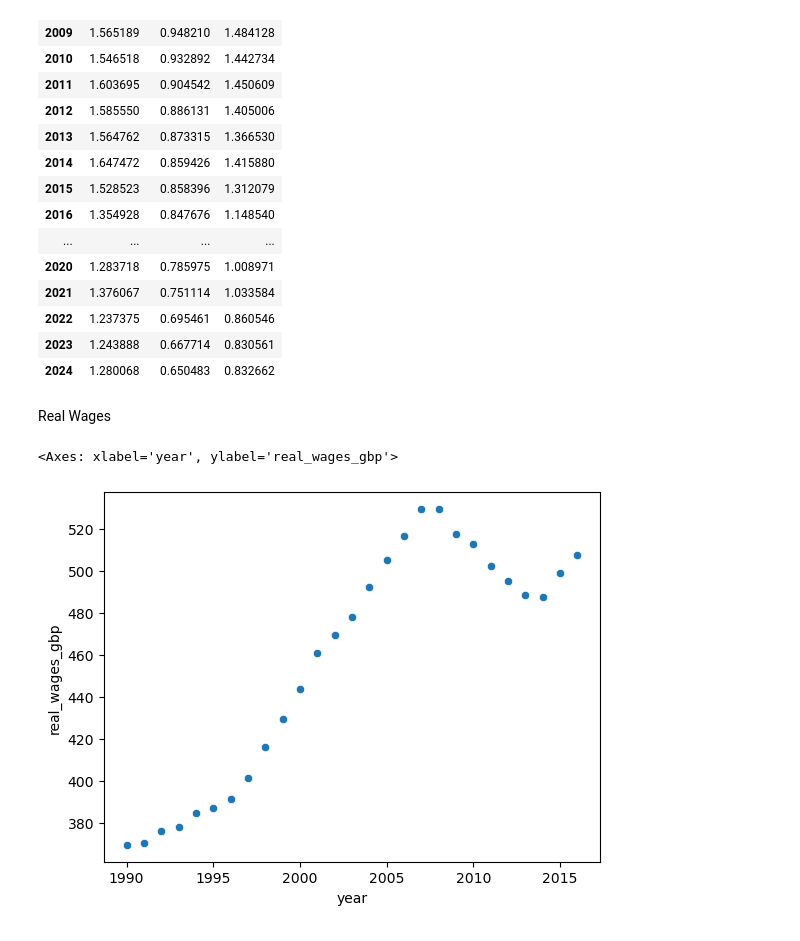
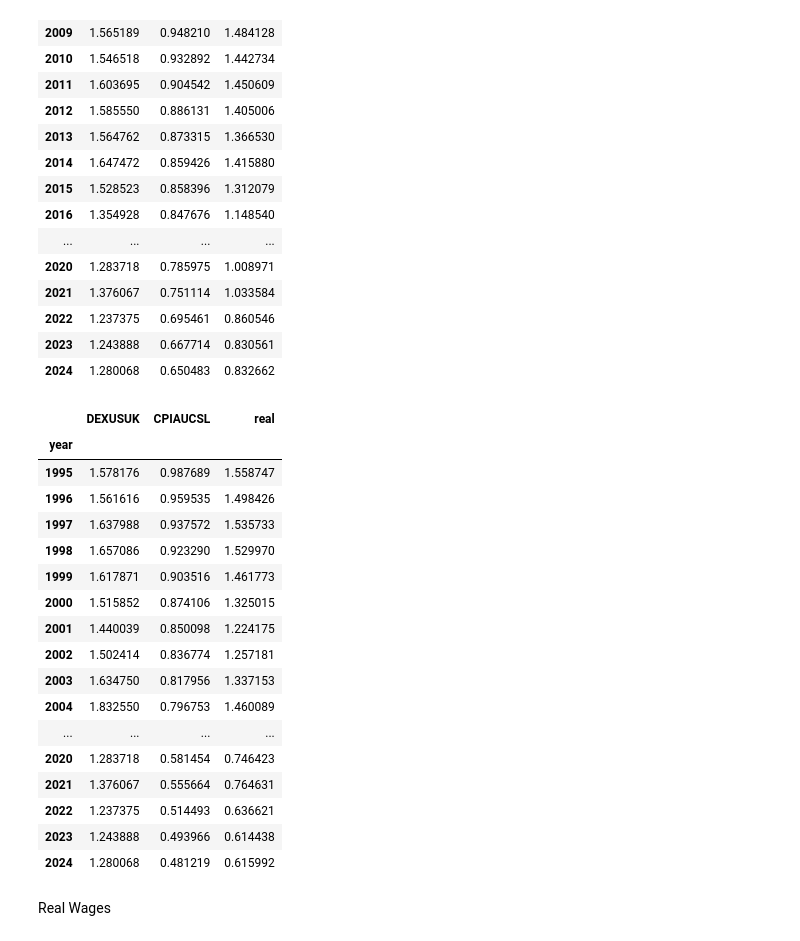
Before and after one commit to jamiegleave/UK_LandReg_PricePaid, a Jupyter notebook: values_oct.ipynb, the cells around one changed output. Cells and saved outputs as stored; diff of their text form; code cells hidden in the pictures.

```diff
--- a/values_oct.ipynb
+++ b/values_oct.ipynb
@@ -30,10 +30,11 @@ df = (result.join
                    on='7_county')
      )
 # %%
+# Median
+
 df_median = pd.DataFrame()
 
-
-for i in range(1995,2024+1,1):
+for i in range(2010,2024+1,1):
     cols = ['7_county', 'price_gbp']
     query = f"SELECT {", ".join(str(x) for x in cols)} FROM Oct24pricepaidcomplete WHERE YEAR(date)="+str(i)
     result = pd.DataFrame(sql_extractdata(query, **db_args),columns=['7_county',i])
@@ -46,6 +47,40 @@ for i in range(1995,2024+1,1):
         )
 
     df_median = pd.concat([df_median,df.groupby('region')[i].quantile(q=0.5)],axis=1)
+# %%
+# Quantiles
+
+df_quantiles = pd.DataFrame()
+
+for i in range(2010,2024+1,1):
+    cols = ['7_county', 'price_gbp']
+    query = f"SELECT {", ".join(str(x) for x in cols)} FROM Oct24pricepaidcomplete WHERE YEAR(date)="+str(i)
+    result = pd.DataFrame(sql_extractdata(query, **db_args),columns=['7_county',i])
+
+    df = (result.join
+        (pd.read_csv('county_to_region.csv',
+                    index_col='7_county',
+                    dtype=str),
+                    on='7_county')
+        )
+
+    var = pd.Series(
+        zip(df.groupby('region')[i].quantile(q=0.25),
+            df.groupby('region')[i].quantile(q=0.50),
+            df.groupby('region')[i].quantile(q=0.75)),
+            index=df.groupby('region')[i].unique().index,
+            name=i).apply(lambda x: np.array(x))
+
+    # var = pd.DataFrame(
+    #     zip(df.groupby('region')[i].quantile(q=0.25),
+    #         df.groupby('region')[i].quantile(q=0.50),
+    #         df.groupby('region')[i].quantile(q=0.75)),
+    #         index=df.groupby('region')[i].unique().index,columns=[25,50,75]
+    #         ).apply(lambda x: np.array(x),axis=1)
+
+    # 5m4.4s
+
+    df_quantiles = pd.concat([df_quantiles,pd.Series(var,name=i)],axis=1)
 # %%
 # df_quantiles = pd.DataFrame()
 # for j in [10]:
@@ -233,6 +268,27 @@ fig.update_layout(legend=dict(
 ))
 
 fig.show()
+# %%
+usdreal
+# %% [output]
+|  | DEXUSUK | CPIAUCSL | real |
+| year |  |  |  |
+| 1995 | 1.578176 | 0.987689 | 1.558747 |
+| 1996 | 1.561616 | 0.959535 | 1.498426 |
+| 1997 | 1.637988 | 0.937572 | 1.535733 |
+| 1998 | 1.657086 | 0.923290 | 1.529970 |
+| 1999 | 1.617871 | 0.903516 | 1.461773 |
+| 2000 | 1.515852 | 0.874106 | 1.325015 |
+| 2001 | 1.440039 | 0.850098 | 1.224175 |
+| 2002 | 1.502414 | 0.836774 | 1.257181 |
+| 2003 | 1.634750 | 0.817956 | 1.337153 |
+| 2004 | 1.832550 | 0.796753 | 1.460089 |
+| ... | ... | ... | ... |
+| 2020 | 1.283718 | 0.581454 | 0.746423 |
+| 2021 | 1.376067 | 0.555664 | 0.764631 |
+| 2022 | 1.237375 | 0.514493 | 0.636621 |
+| 2023 | 1.243888 | 0.493966 | 0.614438 |
+| 2024 | 1.280068 | 0.481219 | 0.615992 |
 # %% [markdown]
 Real Wages
 # %%
@@ -329,10 +385,3 @@ fig.update_layout(legend=dict(
 ))
 
 fig.show()
-# %%
-import seaborn as sns
-df_test = df.loc[df.index>1989]
-sns.scatterplot(x=df_test.index,y=df_test['real_wages_gbp'])
-# %% [output]
-<Axes: xlabel='year', ylabel='real_wages_gbp'>
-[figure, removed]
```
Also changed, not shown: parts of 6 cells of this notebook.
